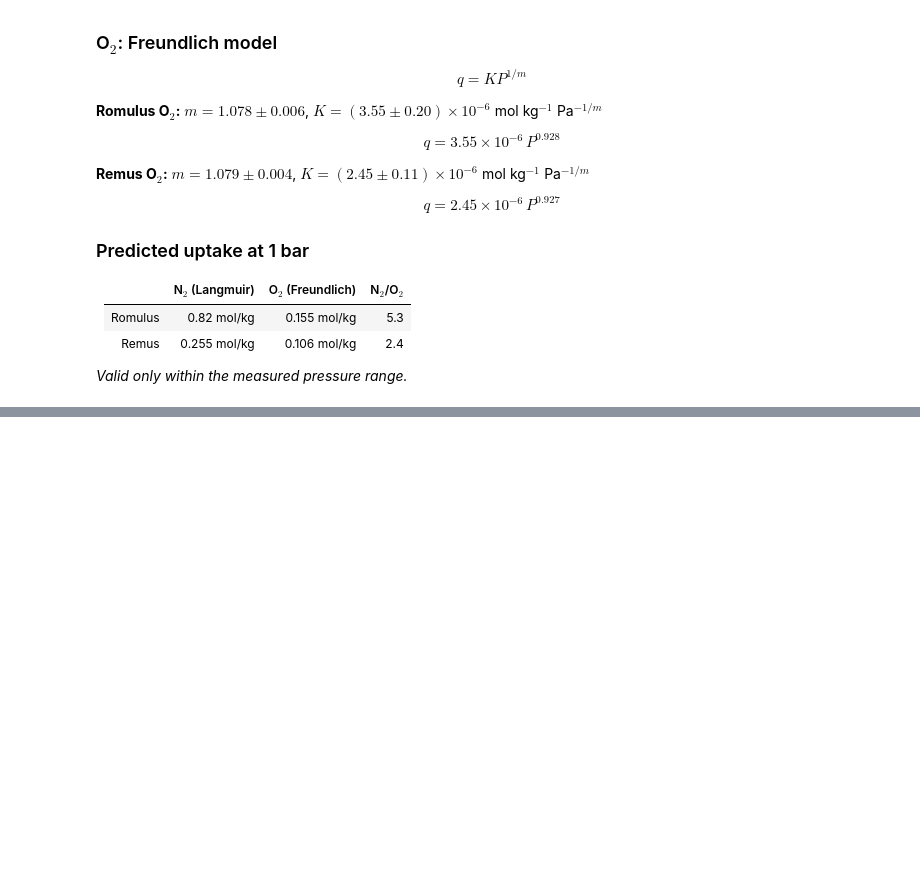
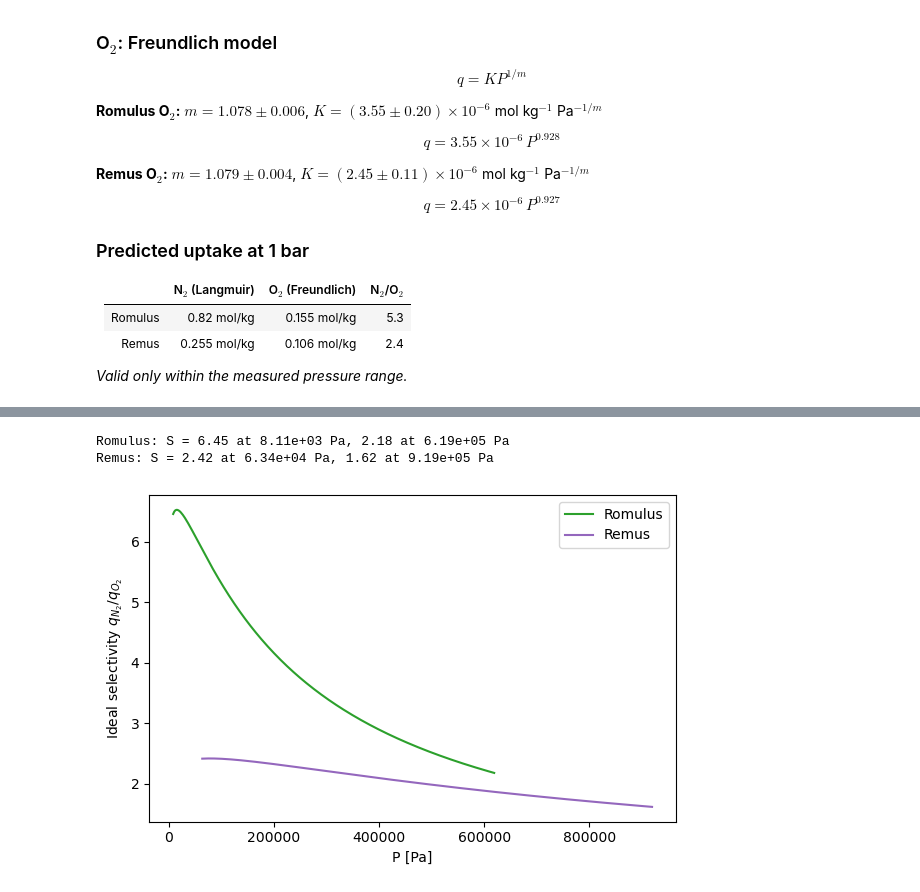
Before and after one commit to Flawrence05/CHEN40461_Adsorption_Coursework, a Jupyter notebook: Notebooks/workbook.ipynb, the cells around one changed output, grey strips where cells are left out. Saved outputs shown, nothing was run; the diff lists cells and outputs as text; code cells hidden in the pictures; blank space fills up the shorter version.

```diff
--- a/Notebooks/workbook.ipynb
+++ b/Notebooks/workbook.ipynb
@@ -215,0 +212,21 @@ $$q = 2.45\times10^{-6}\,P^{0.927}$$
+# %%
+# Use only pressures covered by both gases for a given material
+fig, ax = plt.subplots(figsize=(6, 4))
+for material, colour in [("Romulus", "tab:green"), ("Remus", "tab:purple")]:
+    n2, o2 = f"{material}_N2", f"{material}_O2"
+    P_lo = max(P_raw[n2].min(), P_raw[o2].min())
+    P_hi = min(P_raw[n2].max(), P_raw[o2].max())
+    P_grid = np.linspace(P_lo, P_hi, 300)
+    S = q_model(n2, P_grid) / q_model(o2, P_grid)
+    ax.plot(P_grid, S, color=colour, label=material)
+    print(f"{material}: S = {S[0]:.2f} at {P_lo:.3g} Pa, {S[-1]:.2f} at {P_hi:.3g} Pa")
+
+ax.set_xlabel("P [Pa]")
+ax.set_ylabel("Ideal selectivity $q_{N_2}/q_{O_2}$")
+ax.legend()
+plt.tight_layout()
+plt.show()
+# %% [output]
+Romulus: S = 6.45 at 8.11e+03 Pa, 2.18 at 6.19e+05 Pa
+Remus: S = 2.42 at 6.34e+04 Pa, 1.62 at 9.19e+05 Pa
+[figure, added]
```
Also changed, not shown: parts of 5 cells of this notebook.
